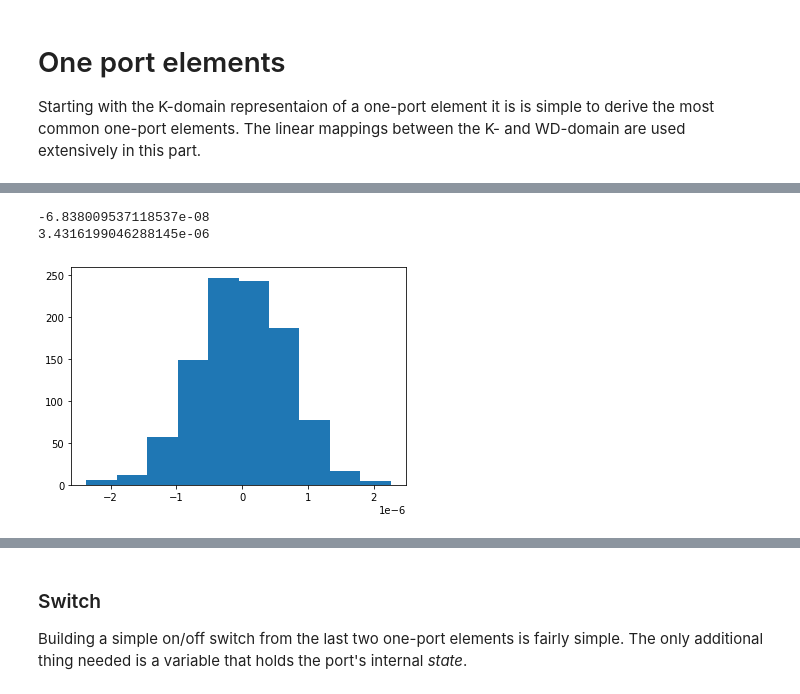
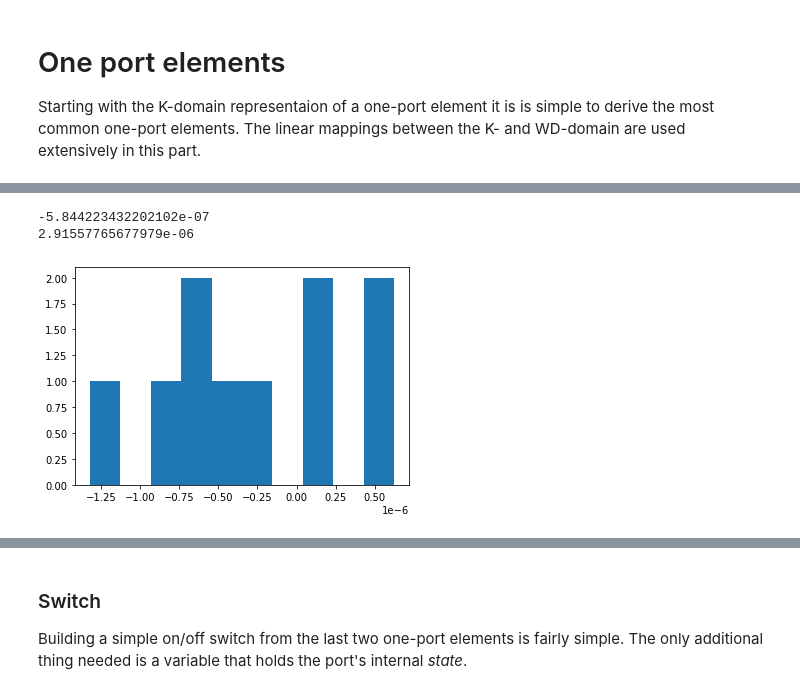
Before and after one commit to gusanthon/diode-clipper-wdf, a Jupyter notebook: WDFs_in_circuit_emulation.ipynb, the cells around one changed output, grey strips where cells are left out. Cells and saved outputs as stored; diff of their text form; code cells hidden in the pictures.

```diff
--- a/WDFs_in_circuit_emulation.ipynb
+++ b/WDFs_in_circuit_emulation.ipynb
@@ -179,18 +179,17 @@ Again we have a delay-free loop which we must break up. The only way for that to
 
 ![](files/images/capacitor.png)
 # %%
-# import np.random
 C = 3.5e-6
 tol = .2
-gd = np.random.normal(0,tol*C,1000)
+gd = np.random.normal(0,tol*C,10)
 plt.hist(gd)
 s = np.random.choice(gd)
 print(s)
 print(C+s)
 # %% [output]
--6.838009537118537e-08
-3.4316199046288145e-06
+-5.844223432202102e-07
+2.91557765677979e-06
-[figure, old version]
+[figure, new version]
 # %%
 import scipy.stats as stats
 
```
Also changed, not shown: parts of 7 cells of this notebook.
